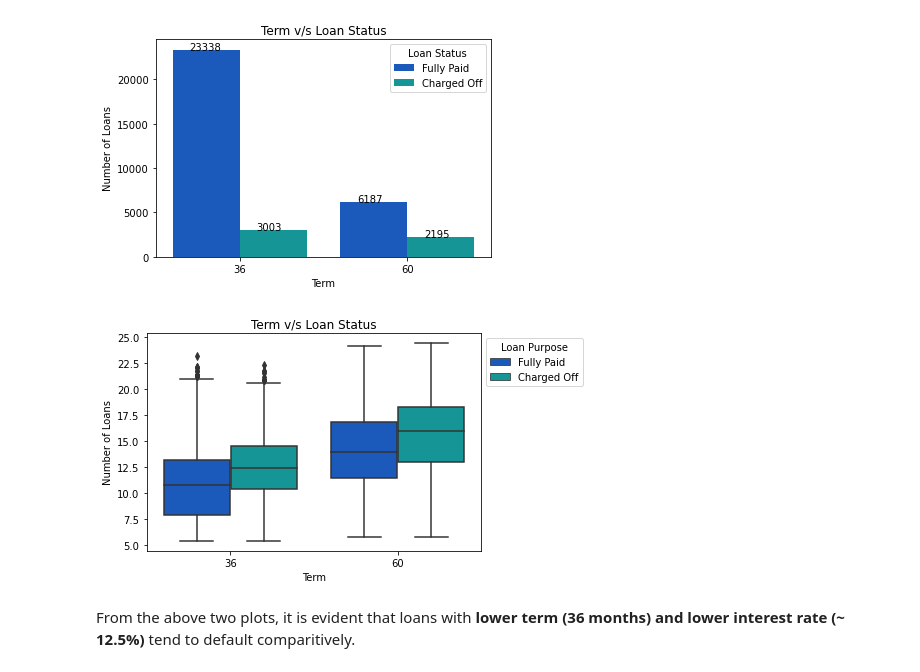
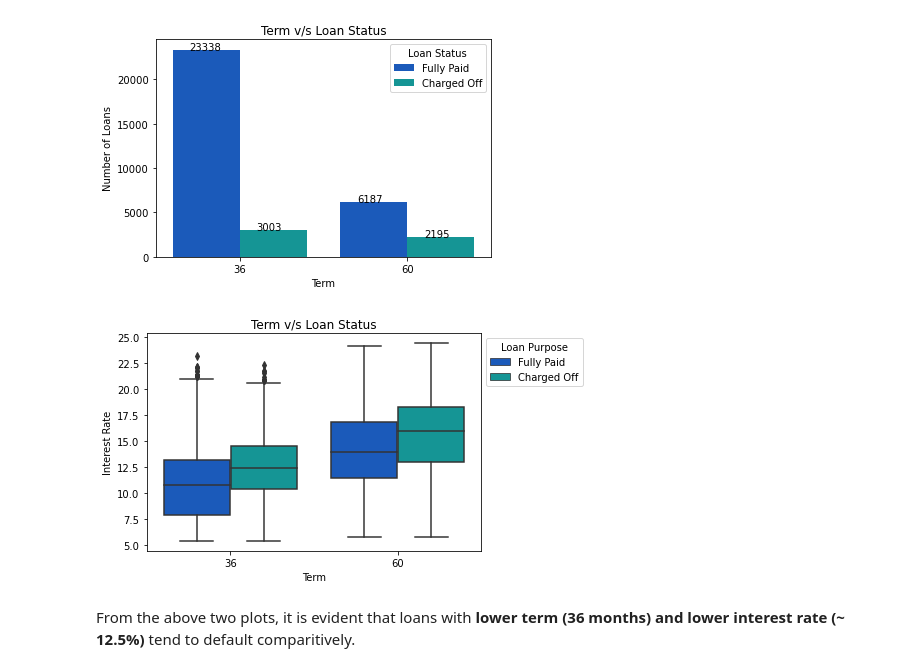
Before and after one commit to nazneenansari/LendingClubCaseStudy, a Jupyter notebook: Nazneen_Ansari.ipynb, the cells around one changed output. Drawn from its saved outputs; the diff is of its cells as text; code cells hidden in the pictures.

```diff
--- a/Nazneen_Ansari.ipynb
+++ b/Nazneen_Ansari.ipynb
@@ -655,14 +657,14 @@ plt.show()
 # %%
 ax = sns.boxplot(x='term', y="int_rate" ,data=loan_data,hue='loan_status',palette='winter')
 ax.legend(title= 'Loan Status')
-ax.set(xlabel='Term', ylabel='Number of Loans')
+ax.set(xlabel='Term', ylabel='Interest Rate')
 ax.legend(title= 'Loan Purpose', bbox_to_anchor =(1.0, 1.0), ncol = 1)
 plt.title('Term v/s Loan Status' )
 fig = ax.get_figure()
 fig.savefig('Term - Loan Status.png', dpi=100)
 plt.show()
 # %% [output]
-[figure, old version]
+[figure, new version]
 # %% [markdown]
 From the above two plots, it is evident that loans with __lower term (36 months) and lower interest rate (~ 12.5%)__ tend to default comparitively.
 # %% [markdown]
```
Also changed, not shown: parts of 15 cells of this notebook.
